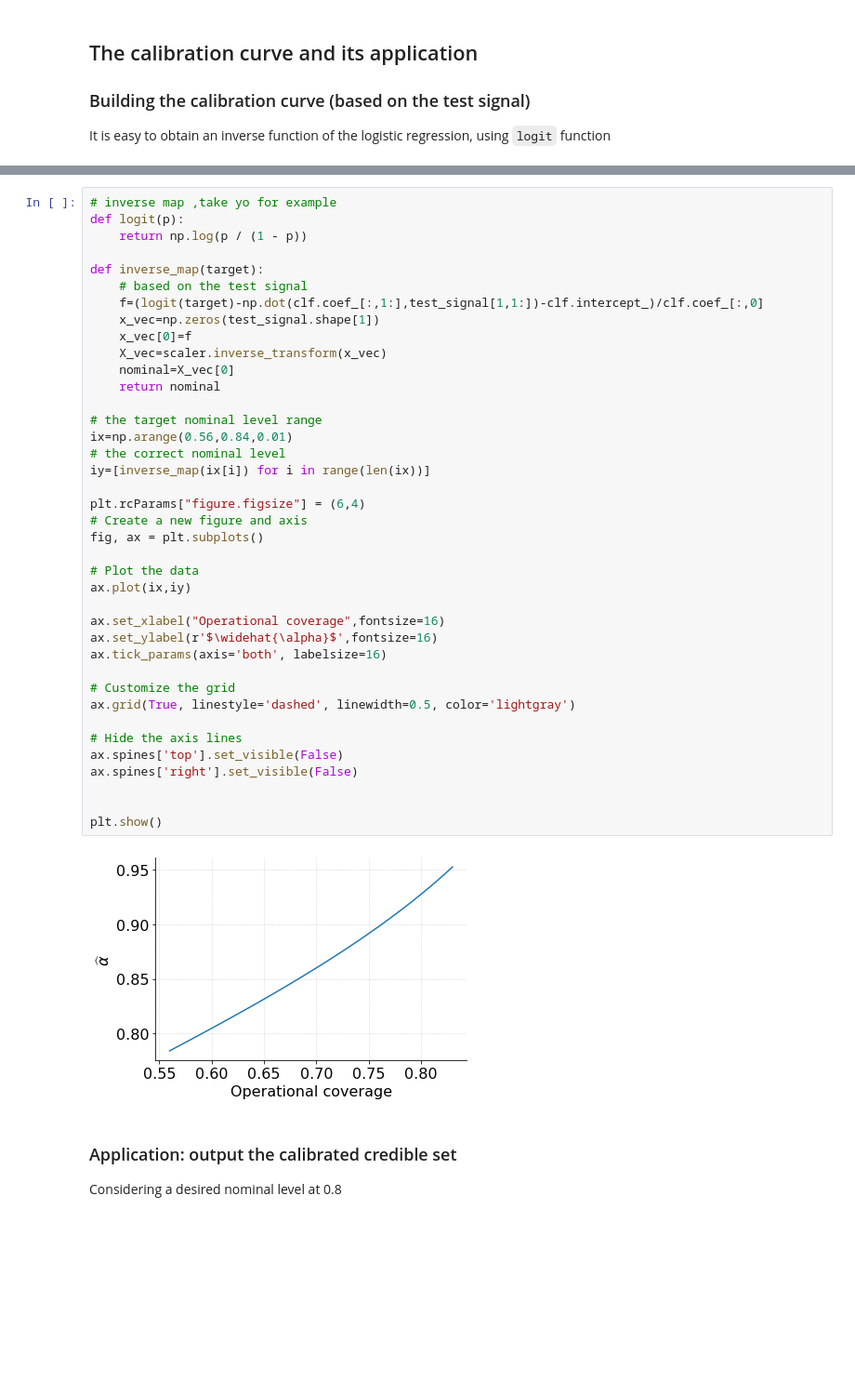
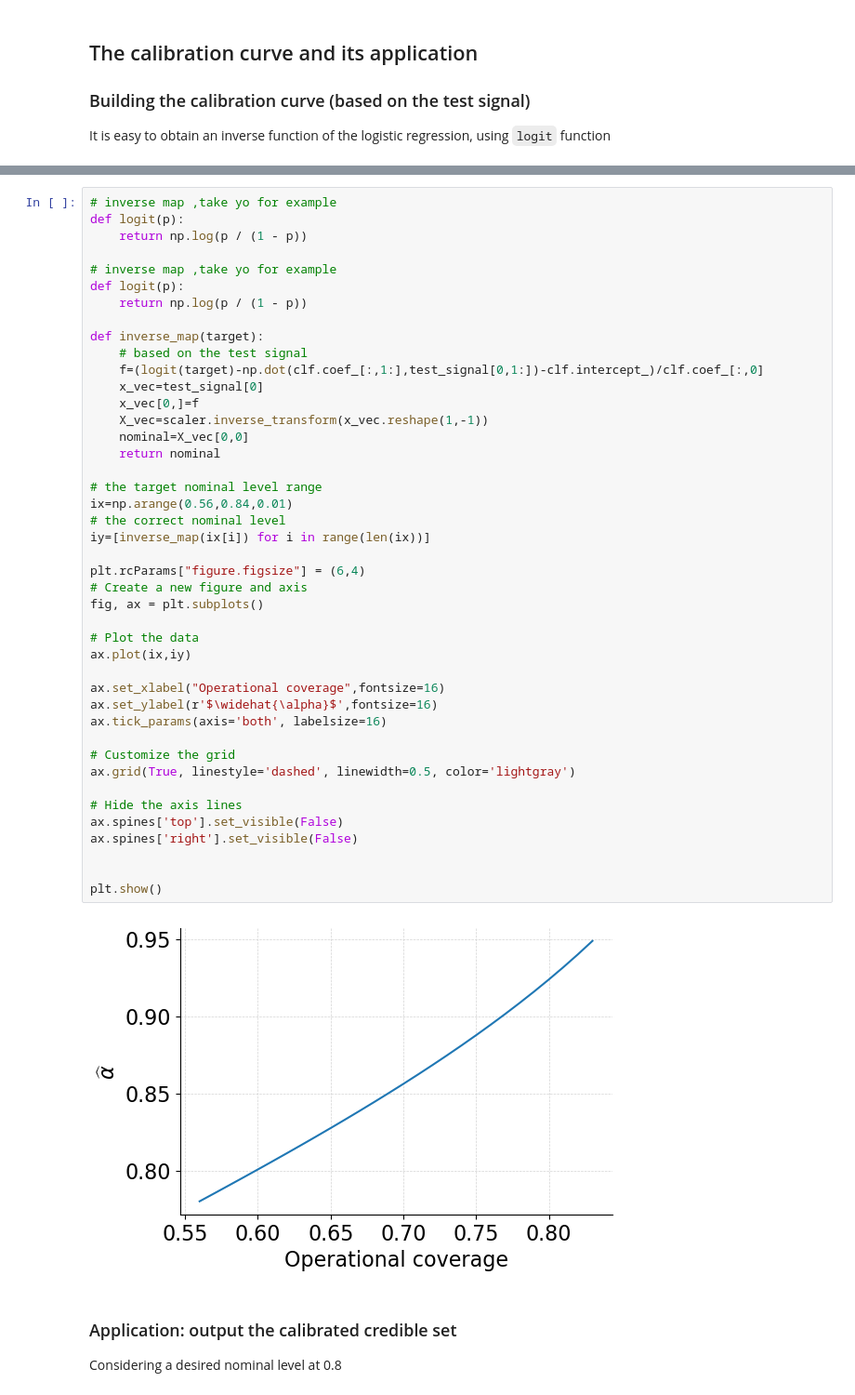
Before and after one commit to bpandamao/calibration_case_study, a Jupyter notebook: 1d_toy_model_calibration_curve_and_application.ipynb, the cells around one changed output, grey strips where cells are left out. Shown at 93% size. Drawn from its saved outputs; the diff is of its cells as text; blank space fills up the shorter version.

```diff
--- a/1d_toy_model_calibration_curve_and_application.ipynb
+++ b/1d_toy_model_calibration_curve_and_application.ipynb
@@ -17,46 +22,50 @@ with open('classifier.pkl', 'rb') as f:
 
 test_signal=np.load("./yo_encoder_s.npy")
 # %%
+# inverse map ,take yo for example
+def logit(p):
+    return np.log(p / (1 - p))
+
 # inverse map ,take yo for example
 def logit(p):
     return np.log(p / (1 - p))
 
 def inverse_map(target):
     # based on the test signal
-    f=(logit(target)-np.dot(clf.coef_[:,1:],test_signal[1,1:])-clf.intercept_)/clf.coef_[:,0]
-    x_vec=np.zeros(test_signal.shape[1])
-    x_vec[0]=f
-    X_vec=scaler.inverse_transform(x_vec)
-    nominal=X_vec[0]
+    f=(logit(target)-np.dot(clf.coef_[:,1:],test_signal[0,1:])-clf.intercept_)/clf.coef_[:,0]
+    x_vec=test_signal[0]
+    x_vec[0,]=f
+    X_vec=scaler.inverse_transform(x_vec.reshape(1,-1))
+    nominal=X_vec[0,0]
     return nominal
 
 # the target nominal level range
 ix=np.arange(0.56,0.84,0.01)
 # the correct nominal level
 iy=[inverse_map(ix[i]) for i in range(len(ix))]
 
 plt.rcParams["figure.figsize"] = (6,4)
 # Create a new figure and axis
 fig, ax = plt.subplots()
 
 # Plot the data
 ax.plot(ix,iy)
 
 ax.set_xlabel("Operational coverage",fontsize=16)
 ax.set_ylabel(r'$\widehat{\alpha}$',fontsize=16)
 ax.tick_params(axis='both', labelsize=16)
 
 # Customize the grid
 ax.grid(True, linestyle='dashed', linewidth=0.5, color='lightgray')
 
 # Hide the axis lines
 ax.spines['top'].set_visible(False)
 ax.spines['right'].set_visible(False)
 
 
 plt.show()
 # %% [output]
-[figure, old version]
+[figure, new version]
 # %% [markdown]
 ###  Application: output the calibrated credible set
 
```
Also changed, not shown: parts of 2 cells of this notebook.
